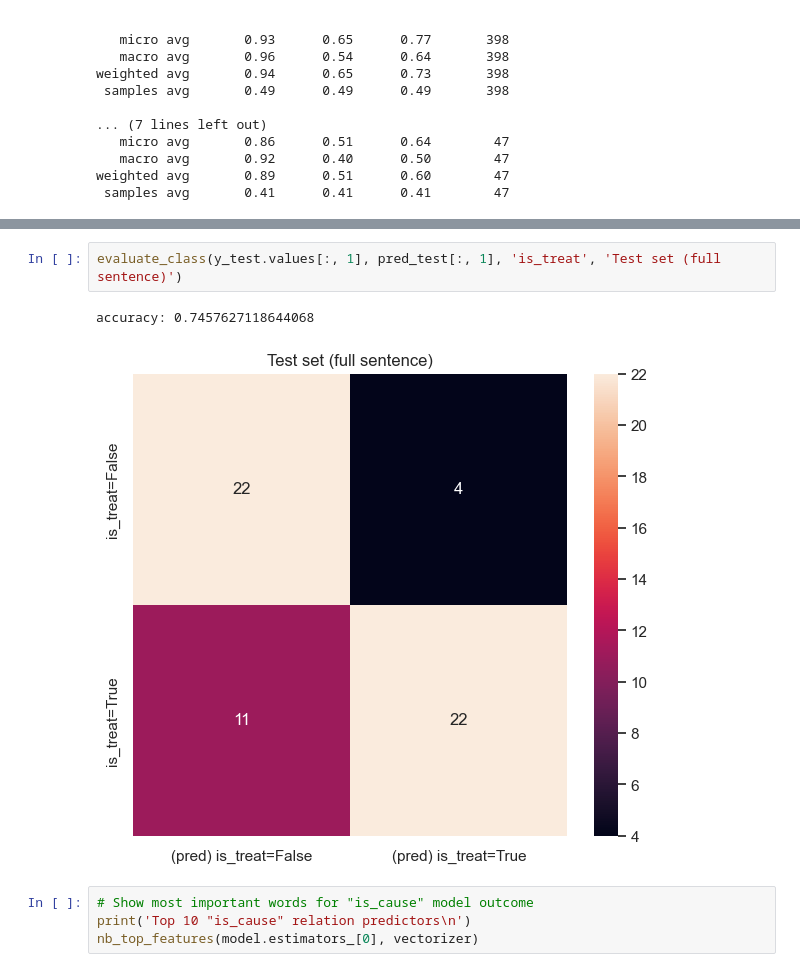
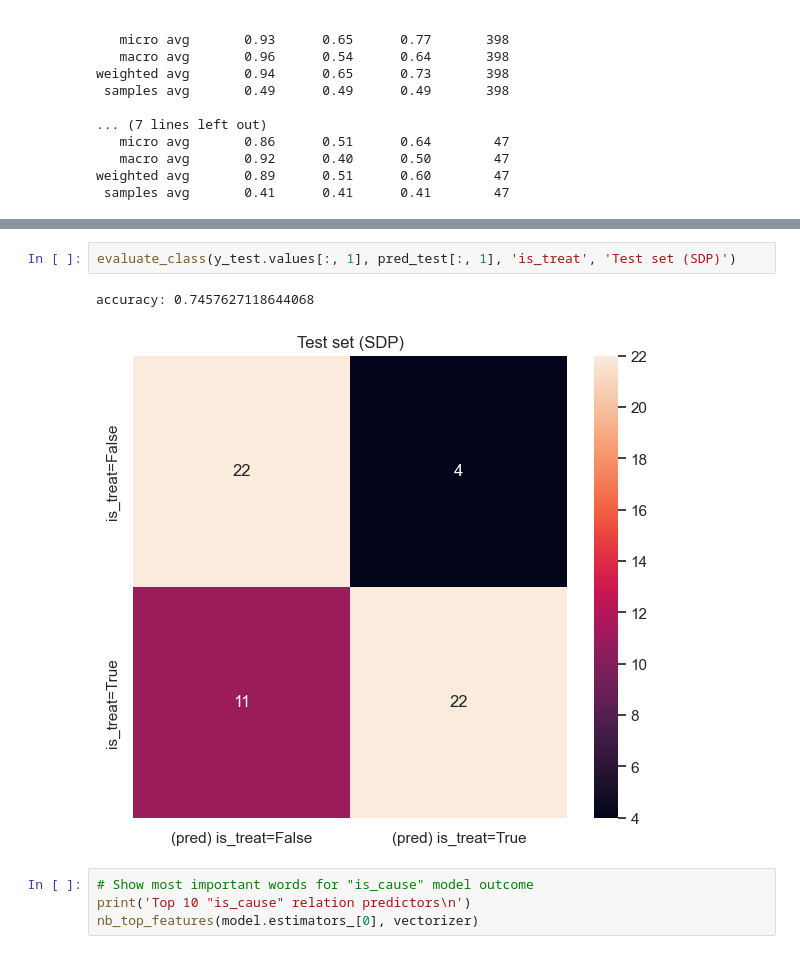
Before and after one commit to anaterovic/NLP, a Jupyter notebook: docs/milestone1.ipynb, the cells around one changed output, grey strips where cells are left out. Drawn from its saved outputs; the diff is of its cells as text.

```diff
--- a/docs/milestone1.ipynb
+++ b/docs/milestone1.ipynb
@@ -420,8 +420,8 @@ accuracy: 0.7966101694915254
 # %%
-evaluate_class(y_test.values[:, 1], pred_test[:, 1], 'is_treat', 'Test set (full sentence)')
+evaluate_class(y_test.values[:, 1], pred_test[:, 1], 'is_treat', 'Test set (SDP)')
 # %% [output]
 accuracy: 0.7457627118644068
-[figure, old version]
+[figure, new version]
 # %%
 # Show most important words for "is_cause" model outcome
 print('Top 10 "is_cause" relation predictors\n')
```
Also changed, not shown: parts of 1 cell of this notebook.
